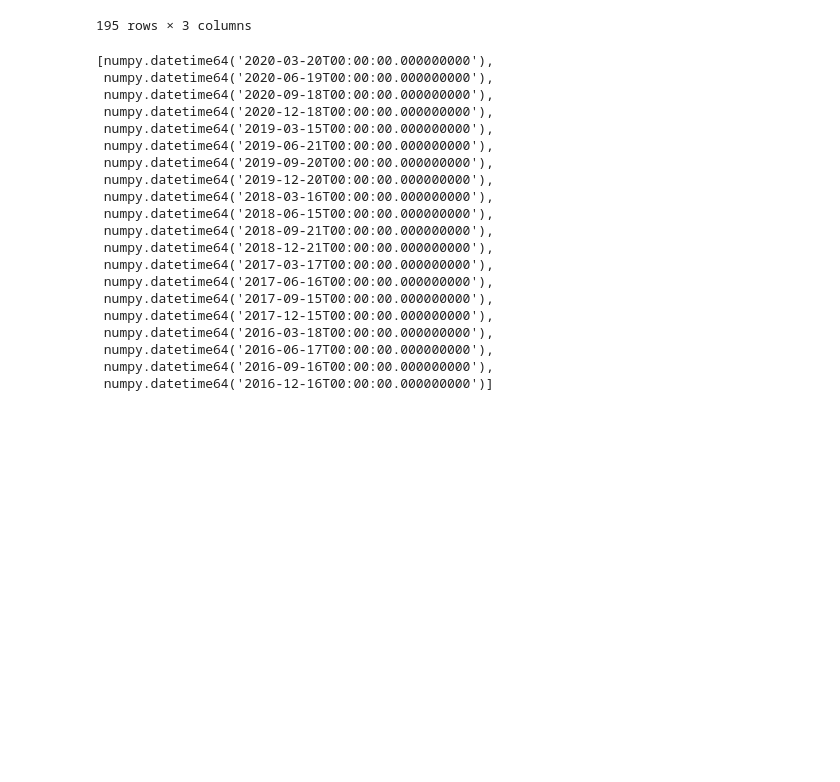
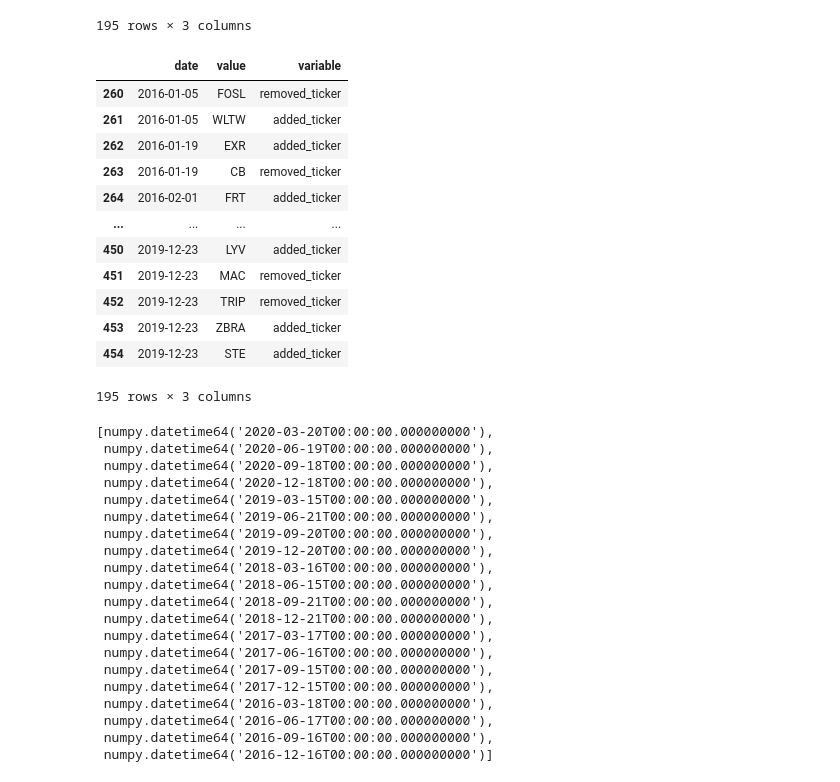
Before and after one commit to yingchen0505/analyzingalpha, a Jupyter notebook: sp500-historical-components-and-changes/sp500_calculate_changes.ipynb, the cells around one changed output. Cells and saved outputs as stored; diff of their text form; code cells hidden in the pictures; blank space fills up the shorter version.

```diff
--- a/sp500-historical-components-and-changes/sp500_calculate_changes.ipynb
+++ b/sp500-historical-components-and-changes/sp500_calculate_changes.ipynb
@@ -36,6 +36,22 @@ sp500_history.sort_values(['date', 'variable'], ascending=[True, True])
 | 451 | 2019-12-23 | MAC | removed_ticker |
 | 452 | 2019-12-23 | TRIP | removed_ticker |
 195 rows × 3 columns
+# %%
+sp500_history
+# %% [output]
+|  | date | value | variable |
+| 260 | 2016-01-05 | FOSL | removed_ticker |
+| 261 | 2016-01-05 | WLTW | added_ticker |
+| 262 | 2016-01-19 | EXR | added_ticker |
+| 263 | 2016-01-19 | CB | removed_ticker |
+| 264 | 2016-02-01 | FRT | added_ticker |
+| ... | ... | ... | ... |
+| 450 | 2019-12-23 | LYV | added_ticker |
+| 451 | 2019-12-23 | MAC | removed_ticker |
+| 452 | 2019-12-23 | TRIP | removed_ticker |
+| 453 | 2019-12-23 | ZBRA | added_ticker |
+| 454 | 2019-12-23 | STE | added_ticker |
+195 rows × 3 columns
 # %%
 calendar = pd.read_excel('./Nasdaq_Trading_Calendar.xlsx', sheet_name=None)
 rebal_dates = []
```
Also changed, not shown: parts of 3 cells of this notebook, 1 other file.
